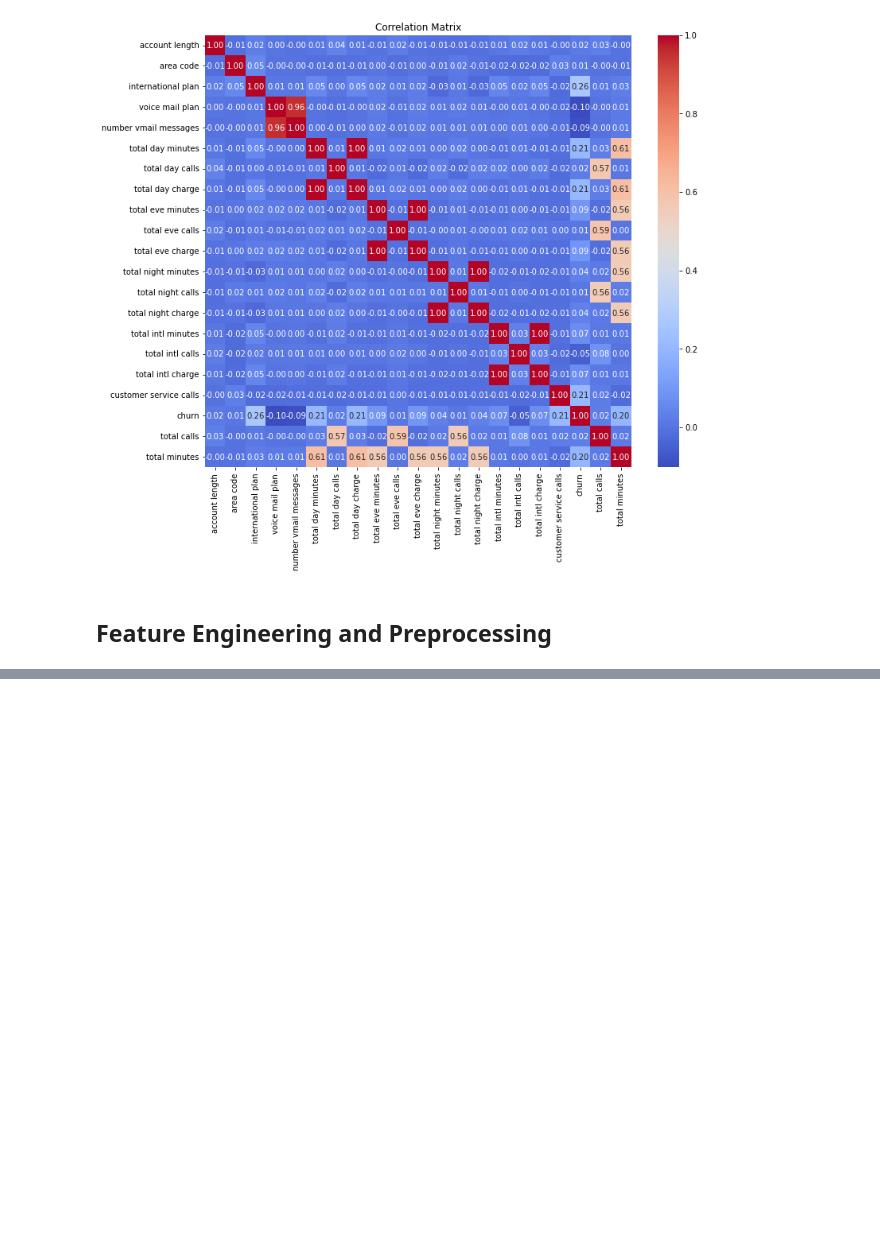
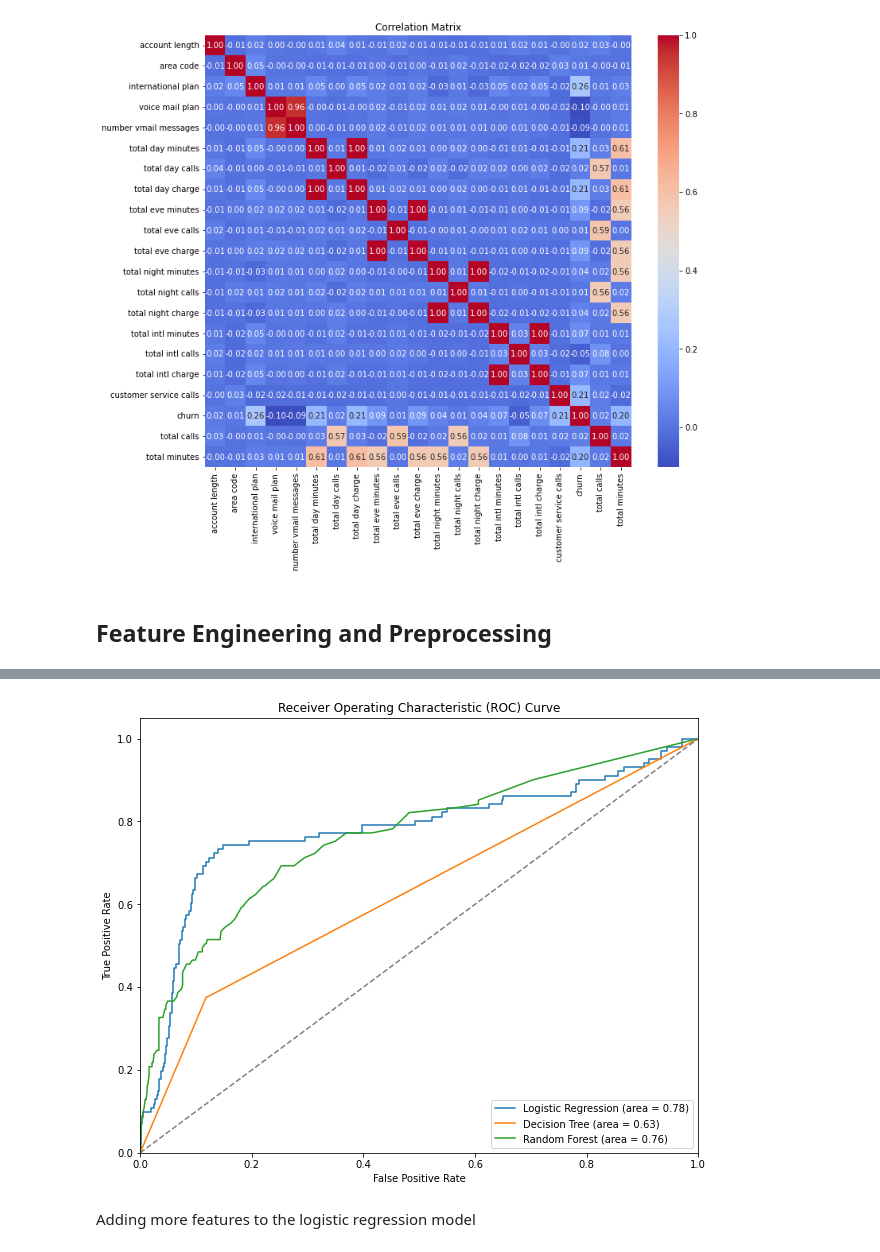
Before and after one commit to CessNgunjiri/dsc-phase-3-project, a Jupyter notebook: student.ipynb, the cells around one changed output, grey strips where cells are left out. Drawn from its saved outputs; the diff is of its cells as text; code cells hidden in the pictures; blank space fills up the shorter version.

```diff
--- a/student.ipynb
+++ b/student.ipynb
@@ -452,0 +512,18 @@ y = data['churn']
+# %%
+plt.figure(figsize=(10, 8))
+
+for name, result in results.items():
+    plt.plot(result['fpr'], result['tpr'], label=f'{name} (area = {result["roc_auc"]:.2f})')
+
+plt.plot([0, 1], [0, 1], color='gray', linestyle='--')  # Diagonal line for random classifier
+plt.xlim([0.0, 1.0])
+plt.ylim([0.0, 1.05])
+plt.xlabel('False Positive Rate')
+plt.ylabel('True Positive Rate')
+plt.title('Receiver Operating Characteristic (ROC) Curve')
+plt.legend(loc='lower right')
+plt.show()
+# %% [output]
+[figure, added]
+# %% [markdown]
+Adding more features to the logistic regression model
```
Also changed, not shown: parts of 19 cells of this notebook, 2 other files.
